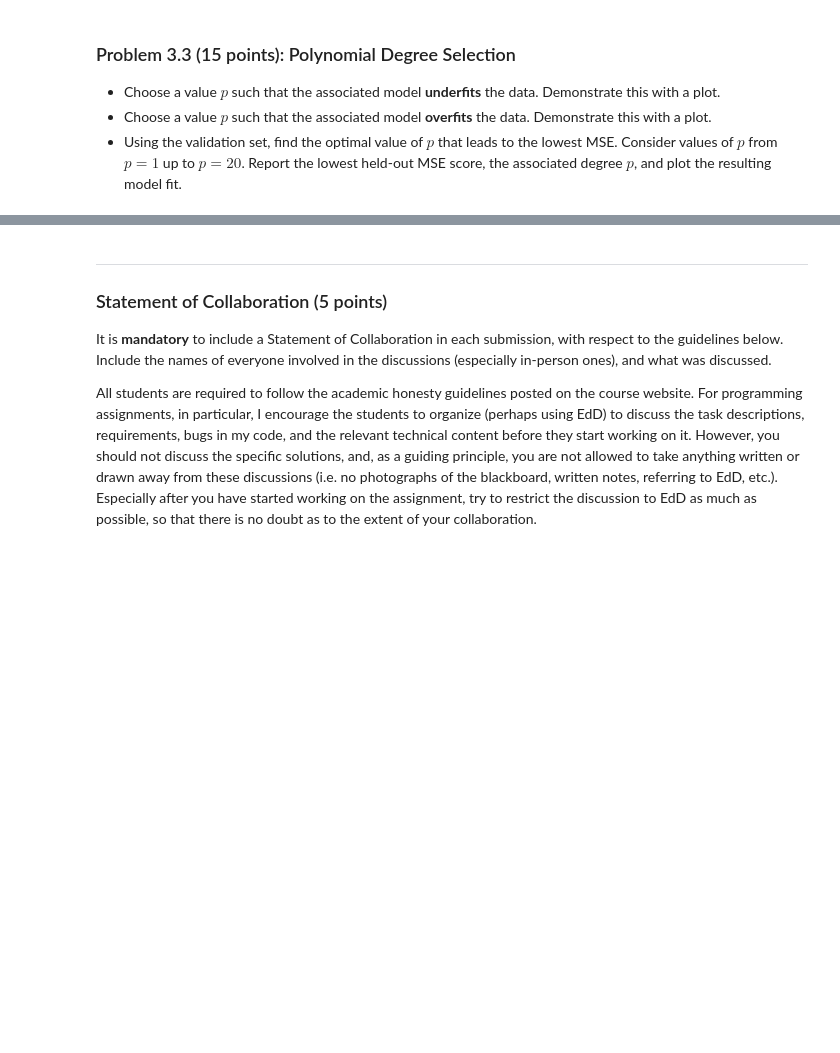
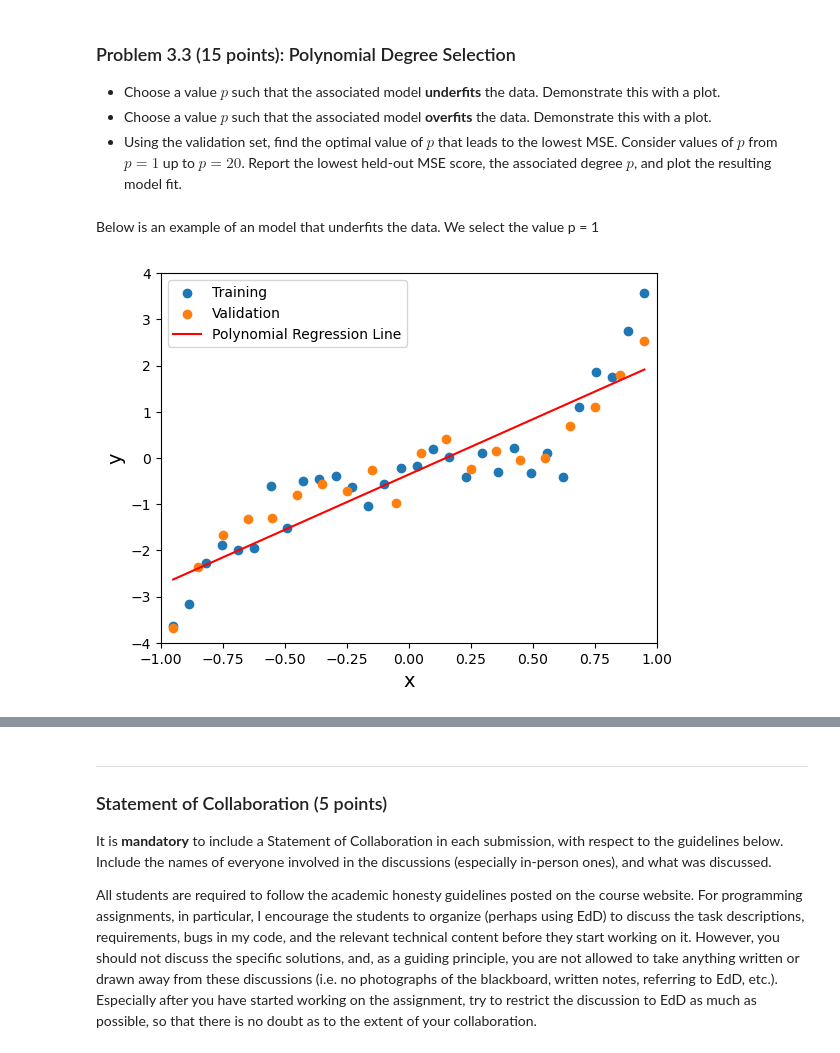
Before and after one commit to vthai321/cs178, a Jupyter notebook: cs178_sp23_hw1.ipynb, the cells around one changed output, grey strips where cells are left out. Saved outputs shown, nothing was run; the diff lists cells and outputs as text; code cells hidden in the pictures; blank space fills up the shorter version.

```diff
--- a/cs178_sp23_hw1.ipynb
+++ b/cs178_sp23_hw1.ipynb
@@ -672,3 +673,11 @@ plot_poly_regression(x, y, valid_x, valid_y, cubic_model, p=3)
 - Choose a value $p$ such that the associated model **underfits** the data. Demonstrate this with a plot.
 - Choose a value $p$ such that the associated model **overfits** the data. Demonstrate this with a plot.
 - Using the validation set, find the optimal value of $p$ that leads to the lowest MSE. Consider values of $p$ from $p=1$ up to $p=20$. Report the lowest held-out MSE score, the associated degree $p$, and plot the resulting model fit.
+# %% [markdown]
+Below is an example of an model that underfits the data. We select the value p = 1
+# %%
+# code for underfitting model
+linear_model = fit_poly(x, y, p=1)
+plot_poly_regression(x, y, valid_x, valid_y, linear_model, p=1)
+# %% [output]
+[figure, added]
```
Also changed, not shown: parts of 14 cells of this notebook.
